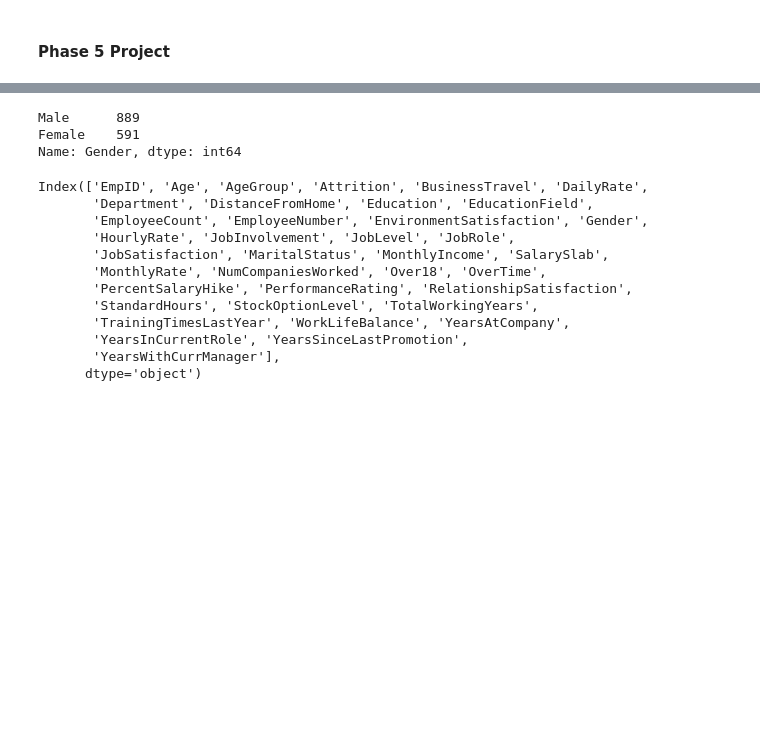
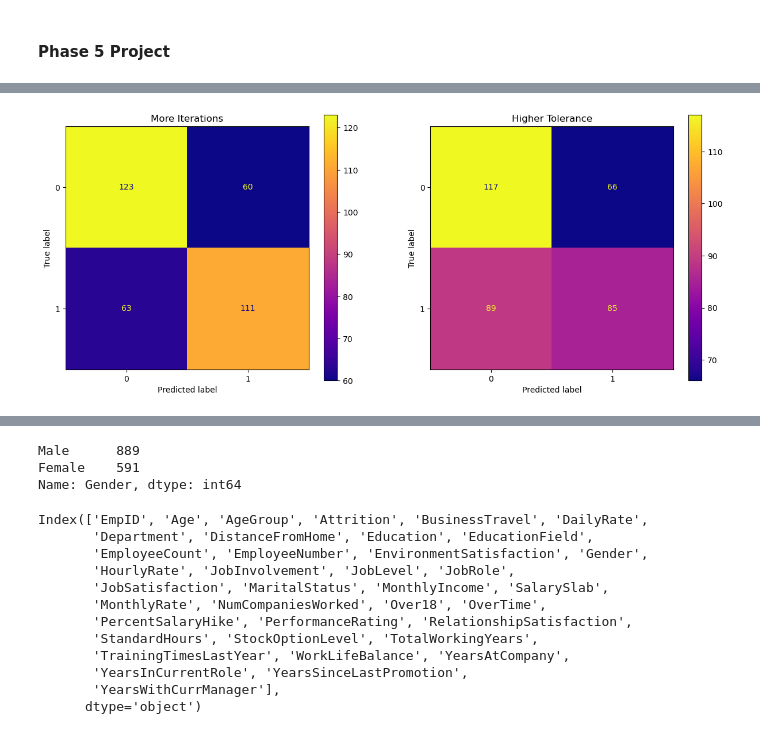
Before and after one commit to mgracer7795/dsc-capstone-project-v2-3, a Jupyter notebook: Phase5Project.ipynb, the cells around one changed output, grey strips where cells are left out. Saved outputs shown, nothing was run; the diff lists cells and outputs as text; code cells hidden in the pictures; blank space fills up the shorter version.

```diff
--- a/Phase5Project.ipynb
+++ b/Phase5Project.ipynb
@@ -23,0 +414,3 @@ from sklearn.metrics import ConfusionMatrixDisplay,RocCurveDisplay,roc_auc_score
+# %%
+model1 = LogisticRegression(max_iter=10000)
+model1.fit(X_train_, y_train)
@@ -23,0 +513,3 @@ from sklearn.metrics import ConfusionMatrixDisplay,RocCurveDisplay,roc_auc_score
+# %%
+model3 = MultinomialNB()
+model3.fit(X_train_, y_train)
@@ -23,0 +612,3 @@ from sklearn.metrics import ConfusionMatrixDisplay,RocCurveDisplay,roc_auc_score
+# %%
+logreg_model_more_iterations = LogisticRegression(random_state=2022, penalty = None, max_iter=5000)
+logreg_model_more_iterations.fit(X_train_, y_train)
@@ -23,0 +617,7 @@ from sklearn.metrics import ConfusionMatrixDisplay,RocCurveDisplay,roc_auc_score
+# %%
+logreg_model_higher_tolerance = LogisticRegression(
+                                                random_state=2022,
+                                                penalty=None,
+                                                tol=25
+)
+logreg_model_higher_tolerance.fit(X_train_, y_train)
@@ -23,0 +633,10 @@ from sklearn.metrics import ConfusionMatrixDisplay,RocCurveDisplay,roc_auc_score
+# %%
+fix, axes = plt.subplots(nrows=1, ncols=2, figsize=(15, 6))
+
+axes[0].set_title("More Iterations")
+axes[1].set_title("Higher Tolerance")
+
+ConfusionMatrixDisplay.from_estimator(logreg_model_more_iterations, X_train_, y_train, ax=axes[0], cmap="plasma")
+ConfusionMatrixDisplay.from_estimator(logreg_model_higher_tolerance, X_train_, y_train, ax=axes[1], cmap="plasma");
+# %% [output]
+[figure, added]
```
Also changed, not shown: parts of 163 cells of this notebook.
